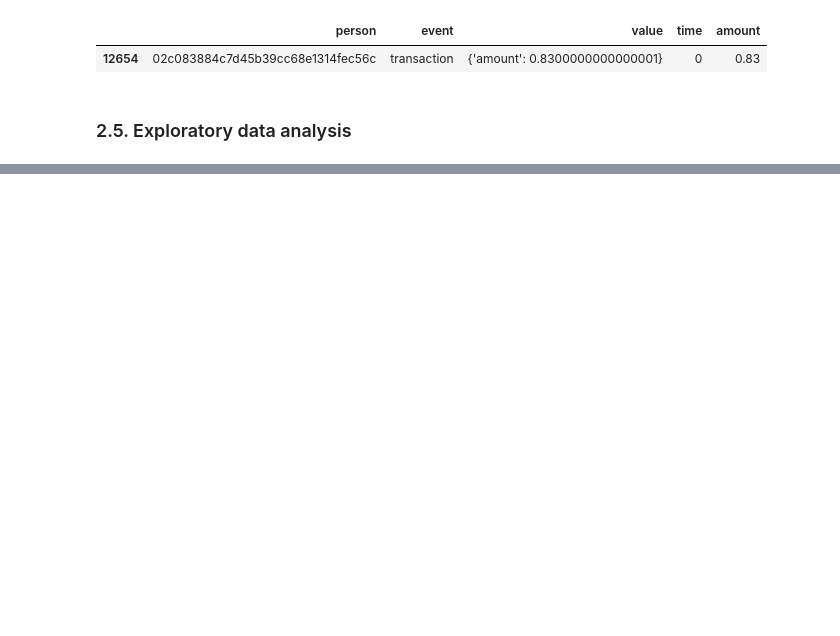
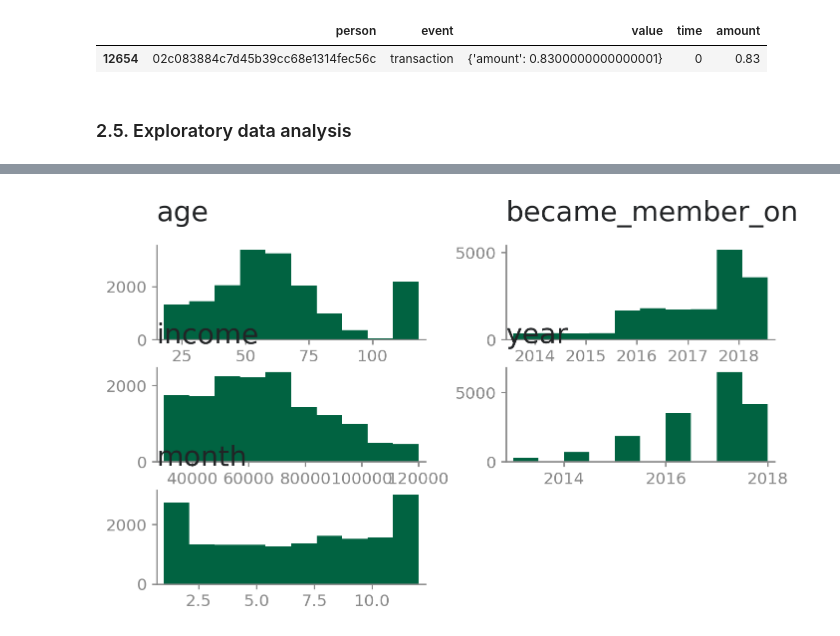
Before and after one commit to gabrieltempass/starbucks, a Jupyter notebook: starbucks.ipynb, the cells around one changed output, grey strips where cells are left out. Saved outputs shown, nothing was run; the diff lists cells and outputs as text; code cells hidden in the pictures; blank space fills up the shorter version.

```diff
--- a/starbucks.ipynb
+++ b/starbucks.ipynb
@@ -189,0 +199,4 @@ profile.describe()
+# %%
+profile.hist();
+# %% [output]
+[figure, added]
```
Also changed, not shown: parts of 18 cells of this notebook.
